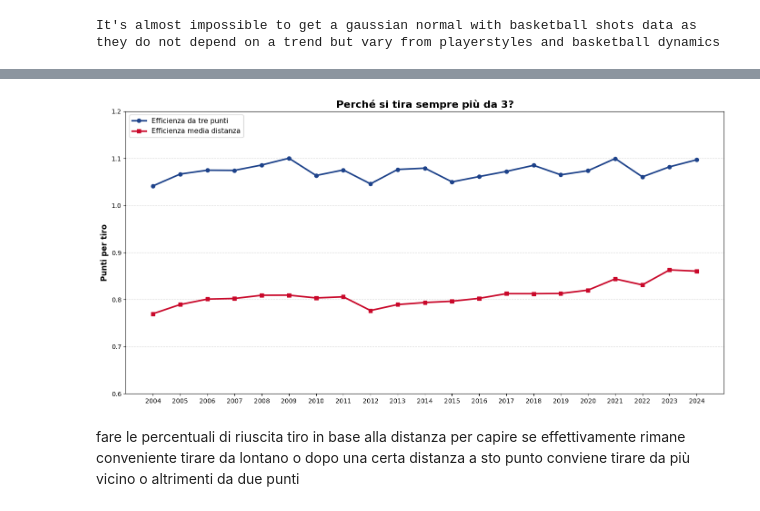
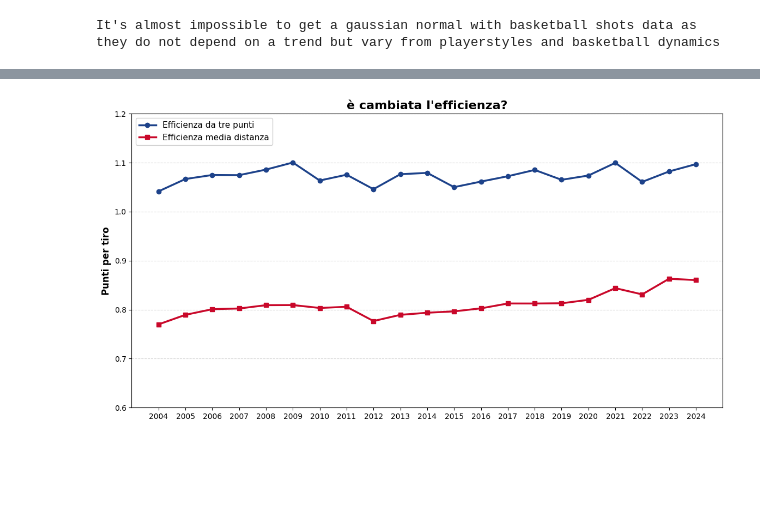
Before and after one commit to alessandroMacchii/NBA-shooting-evolution, a Jupyter notebook: statisticsproject.ipynb, the cells around one changed output, grey strips where cells are left out. Cells and saved outputs as stored; diff of their text form; code cells hidden in the pictures; blank space fills up the shorter version.

```diff
--- a/statisticsproject.ipynb
+++ b/statisticsproject.ipynb
@@ -518,50 +412,32 @@ plt.show()
 # %%
 anni_analisi = range(2004, 2025)
-df_eff = shots[(shots['SEASON_1'].isin(anni_analisi))].copy()
 
-df_eff['IS_MADE'] = np.where(df_eff['SHOT_MADE'].isin([True, 1, '1', 'Made Shot']), 1, 0)
+df_base = shots[shots['SEASON_1'].isin(anni_analisi)]
 
-df_eff['PT_VALUE'] = np.where(df_eff['SHOT_TYPE'] == '3PT Field Goal', 3, 2)
-df_eff['POINTS_EARNED'] = df_eff['IS_MADE'] * df_eff['PT_VALUE']
+mask_3pt = df_base['SHOT_TYPE'] == '3PT Field Goal'
+mask_mid = (df_base['SHOT_TYPE'] != '3PT Field Goal') & (df_base['SHOT_DISTANCE'] > 10)
 
-condizioni = [
-    df_eff['SHOT_TYPE'] == '3PT Field Goal',
-    (df_eff['SHOT_TYPE'] != '3PT Field Goal') & (df_eff['SHOT_DISTANCE'] > 10), # Mid-range (inefficiente)
-    (df_eff['SHOT_TYPE'] != '3PT Field Goal') & (df_eff['SHOT_DISTANCE'] <= 10) # Area pitturata (efficiente)
-]
-scelte = ['3PT', 'Mid-Range', 'Paint']
-df_eff['ZONE'] = np.select(condizioni, scelte, default='Unknown')
+is_made = df_base['SHOT_MADE'].isin([True, 1, '1', 'Made Shot']).astype(int)
 
-efficienza = df_eff.groupby(['SEASON_1', 'ZONE'])['POINTS_EARNED'].mean().unstack()
-
-volume = df_eff.groupby(['SEASON_1', 'ZONE']).size().unstack()
-volume['Total'] = volume.sum(axis=1)
-volume['3PT_Pct'] = (volume['3PT'] / volume['Total']) * 100
+eff_3pt = is_made[mask_3pt].groupby(df_base.loc[mask_3pt, 'SEASON_1']).mean() * 3
+eff_mid = is_made[mask_mid].groupby(df_base.loc[mask_mid, 'SEASON_1']).mean() * 2
 
 fig, ax1 = plt.subplots(figsize=(14, 7))
 
-ax1.plot(efficienza.index, efficienza['3PT'], color='#1d428a', marker='o', linewidth=2.5, label='Efficienza da tre punti')
-ax1.plot(efficienza.index, efficienza['Mid-Range'], color='#c9082a', marker='s', linewidth=2.5, label='Efficienza media distanza')
+ax1.plot(eff_3pt.index, eff_3pt.values, color='#1d428a', marker='o', linewidth=2.5, label='Efficienza da tre punti')
+ax1.plot(eff_mid.index, eff_mid.values, color='#c9082a', marker='s', linewidth=2.5, label='Efficienza media distanza')
 
 ax1.set_ylabel('Punti per tiro', fontsize=12, fontweight='bold', color='black')
 ax1.set_ylim(0.6, 1.2)
 ax1.grid(axis='y', linestyle='--', alpha=0.5)
 
-# Titoli e legende
-plt.title('Perché si tira sempre più da 3?', fontsize=16, fontweight='bold')
+plt.title("è cambiata l'efficienza?", fontsize=16, fontweight='bold')
 
-# Combiniamo le legende dei due assi
-lines_1, labels_1 = ax1.get_legend_handles_labels()
-lines_2, labels_2 = ax2.get_legend_handles_labels()
-ax1.legend(lines_1 + lines_2, labels_1 + labels_2, loc='upper left', fontsize=11, framealpha=0.9)
+ax1.legend(loc='upper left', fontsize=11, framealpha=0.9)
 
-# Assicuriamoci che tutte le stagioni siano visibili sull'asse X
 ax1.set_xticks(anni_analisi)
 
 
-plt.tight_layout()
 plt.show()
 # %% [output]
-[figure, old version]
+[figure, new version]
-# %% [markdown]
-fare le percentuali di riuscita tiro in base alla distanza per capire se effettivamente rimane conveniente tirare da lontano o dopo una certa distanza a sto punto conviene tirare da più vicino o altrimenti da due punti
```
Also changed, not shown: parts of 17 cells of this notebook.
